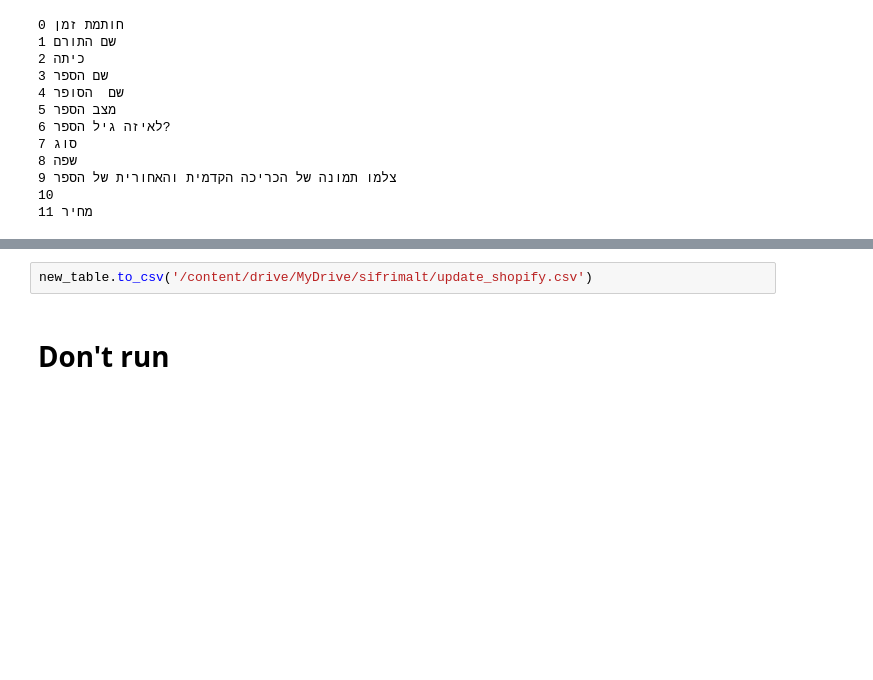
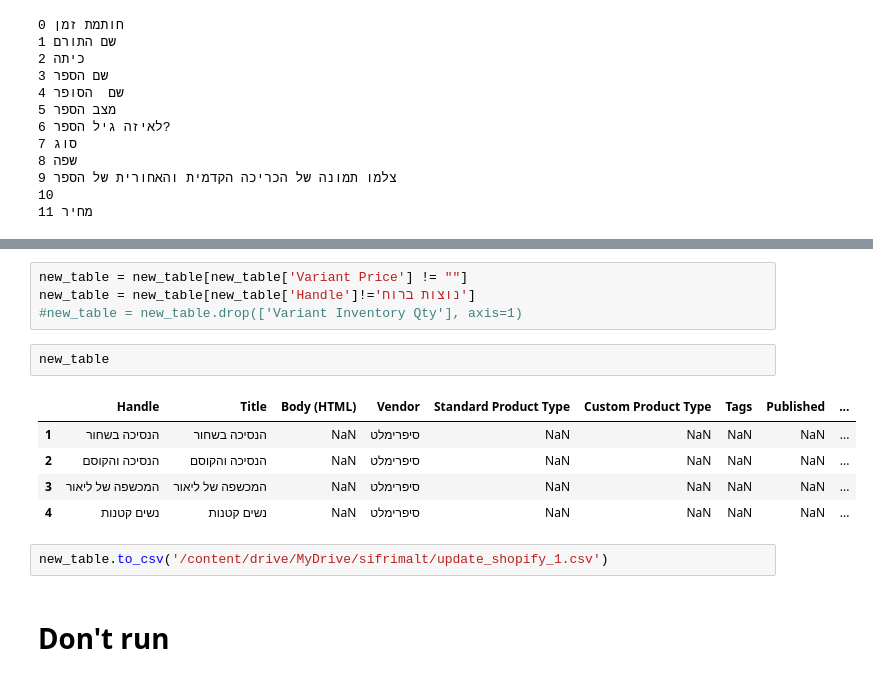
Before and after one commit to CuteCat24/sifrimalt, a Jupyter notebook: laptop_sifrimalt_form_to_shopify.ipynb, the cells around one changed output, grey strips where cells are left out. Drawn from its saved outputs; the diff is of its cells as text; blank space fills up the shorter version.

```diff
--- a/laptop_sifrimalt_form_to_shopify.ipynb
+++ b/laptop_sifrimalt_form_to_shopify.ipynb
@@ -115,5 +127,17 @@ new_table
+# %%
+new_table = new_table[new_table['Variant Price'] != ""]
+new_table = new_table[new_table['Handle']!='נוצות ברוח']
+#new_table = new_table.drop(['Variant Inventory Qty'], axis=1)
+# %%
+new_table
+# %% [output]
+|  | Handle | Title | Body (HTML) | Vendor | Standard Product Type | Custom Product Type | Tags | Published | ... |
+| 1 | הנסיכה בשחור | הנסיכה בשחור | NaN | סיפרימלט | NaN | NaN | NaN | NaN | ... |
+| 2 | הנסיכה והקוסם | הנסיכה והקוסם | NaN | סיפרימלט | NaN | NaN | NaN | NaN | ... |
+| 3 | המכשפה של ליאור | המכשפה של ליאור | NaN | סיפרימלט | NaN | NaN | NaN | NaN | ... |
+| 4 | נשים קטנות | נשים קטנות | NaN | סיפרימלט | NaN | NaN | NaN | NaN | ... |
 # %%
-new_table.to_csv('/content/drive/MyDrive/sifrimalt/update_shopify.csv')
+new_table.to_csv('/content/drive/MyDrive/sifrimalt/update_shopify_1.csv')
 # %% [markdown]
 # Don't run
 # %%
```
Also changed, not shown: parts of 3 cells of this notebook.
